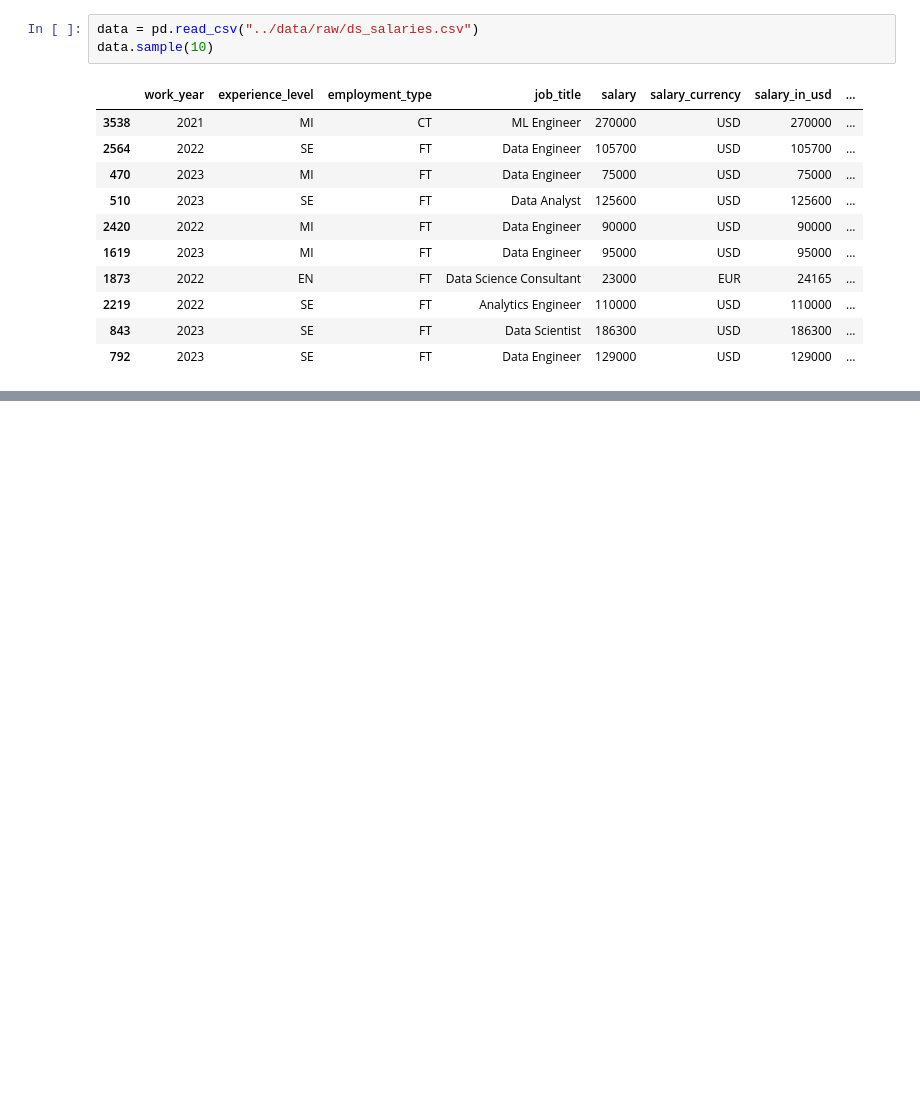
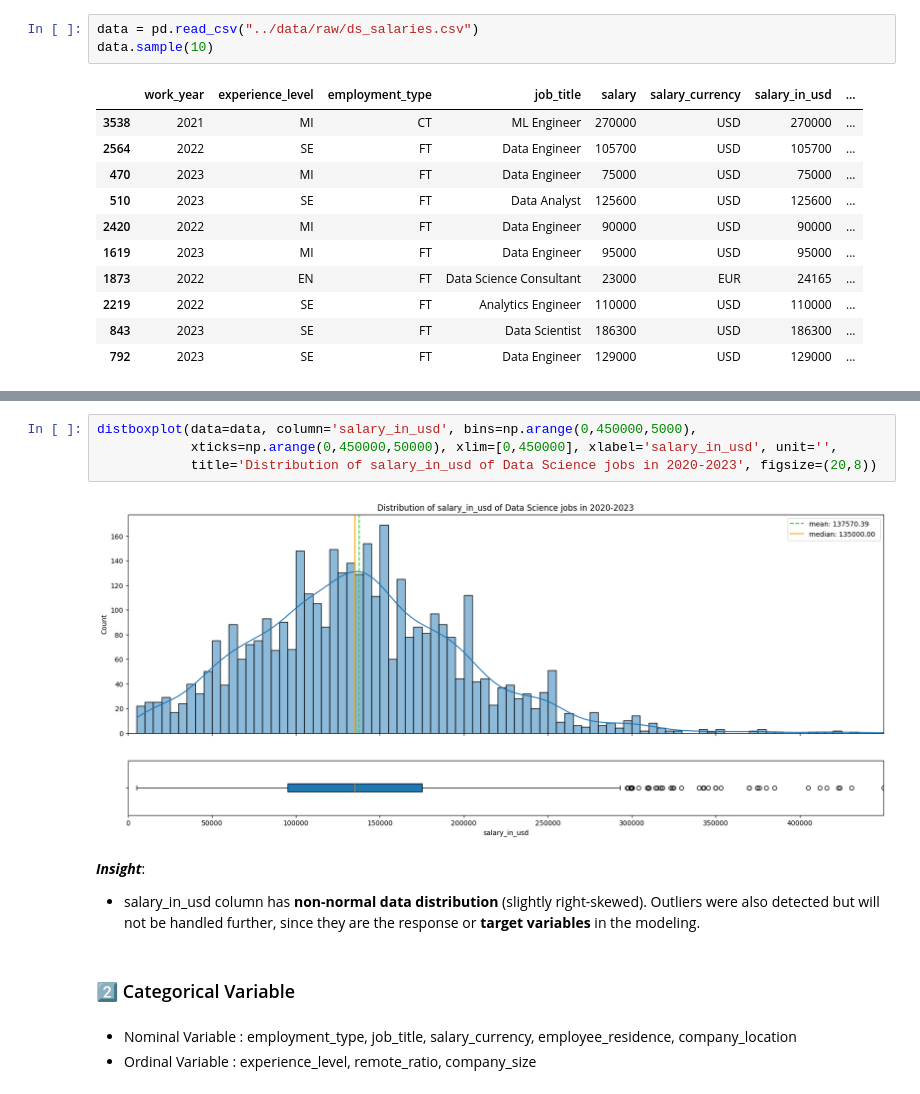
Before and after one commit to fnkhairudin/Data-Science-Salaries-Prediction, a Jupyter notebook: notebooks/1.0-data-preparation.ipynb, the cells around one changed output, grey strips where cells are left out. Drawn from its saved outputs; the diff is of its cells as text; blank space fills up the shorter version.

Commit message:
data understanding

```diff
--- a/notebooks/1.0-data-preparation.ipynb
+++ b/notebooks/1.0-data-preparation.ipynb
@@ -104,0 +151,14 @@ pd.DataFrame(
+# %%
+distboxplot(data=data, column='salary_in_usd', bins=np.arange(0,450000,5000),
+            xticks=np.arange(0,450000,50000), xlim=[0,450000], xlabel='salary_in_usd', unit='',
+            title='Distribution of salary_in_usd of Data Science jobs in 2020-2023', figsize=(20,8))
+# %% [output]
+[figure, added]
+# %% [markdown]
+**_Insight_**:
+- salary_in_usd column has **non-normal data distribution** (slightly right-skewed). Outliers were also detected but will not be handled further, since they are the response or **target variables** in the modeling.
+# %% [markdown]
+### 2️⃣ Categorical Variable
+# %% [markdown]
+- Nominal Variable : employment_type, job_title, salary_currency, employee_residence, company_location
+- Ordinal Variable : experience_level, remote_ratio, company_size
```
Also changed, not shown: parts of 5 cells of this notebook.
